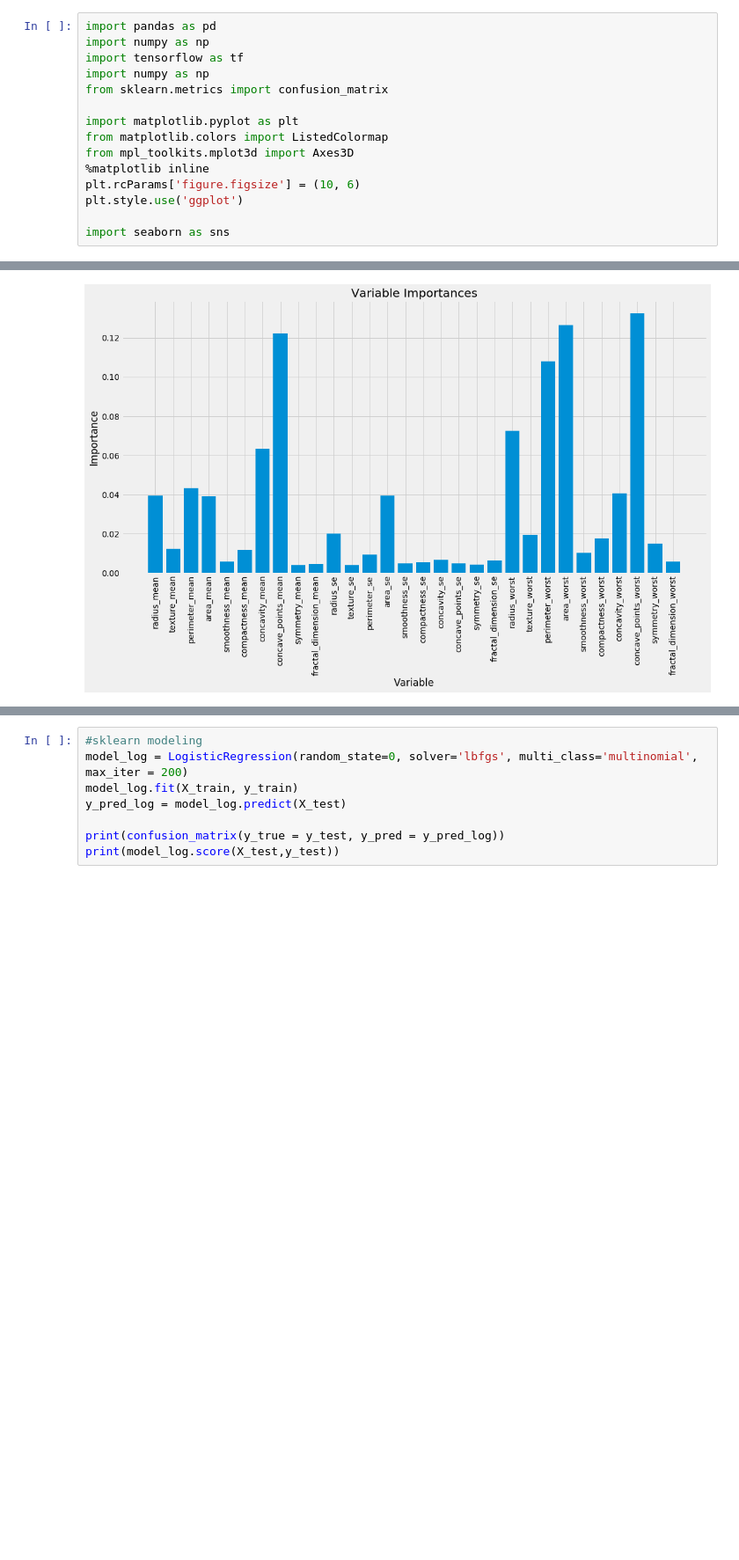
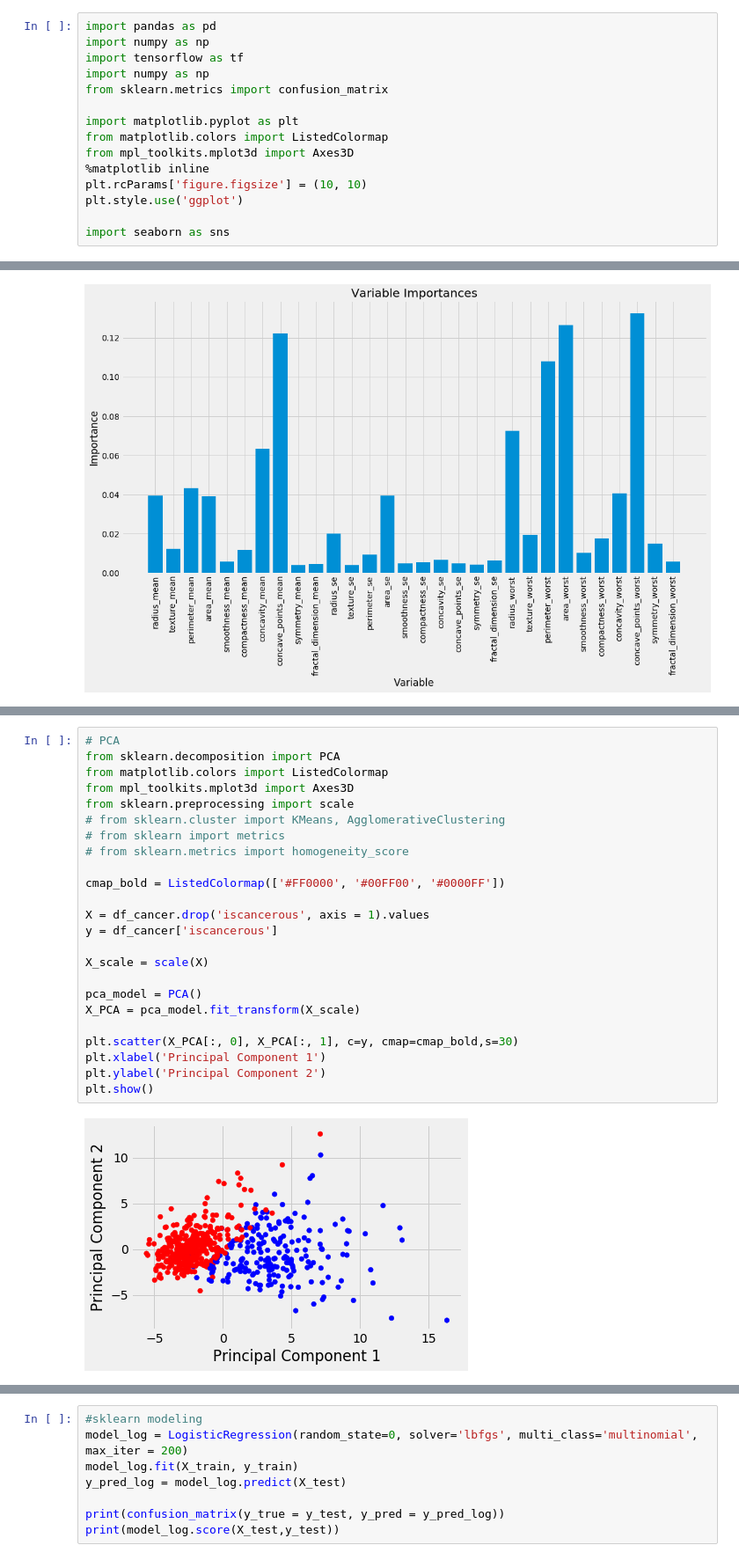
Before and after one commit to ronmexico7811/Cancer-Project, a Jupyter notebook: Cancer_project.ipynb, the cells around one changed output, grey strips where cells are left out. Shown: that part at 88% size. Cells and saved outputs as stored; diff of their text form; blank space fills up the shorter version.

```diff
--- a/Cancer_project.ipynb
+++ b/Cancer_project.ipynb
@@ -9,7 +9,7 @@ import matplotlib.pyplot as plt
 from matplotlib.colors import ListedColormap
 from mpl_toolkits.mplot3d import Axes3D
 %matplotlib inline
-plt.rcParams['figure.figsize'] = (10, 6)
+plt.rcParams['figure.figsize'] = (10, 10)
 plt.style.use('ggplot')
 
 import seaborn as sns
@@ -298,3 +298,29 @@ df_slim.corr()
 | area_se | 0.548236 | 0.538166 | 0.811408 | 0.690299 | 0.761213 | 0.757373 | ... |
 | area_mean | 0.708984 | 0.722017 | 0.959213 | 0.823269 | 0.959120 | 0.962746 | ... |
 | radius_se | 0.567134 | 0.531062 | 0.751548 | 0.698050 | 0.719684 | 0.715065 | ... |
+# %%
+# PCA
+from sklearn.decomposition import PCA
+from matplotlib.colors import ListedColormap
+from mpl_toolkits.mplot3d import Axes3D
+from sklearn.preprocessing import scale
+# from sklearn.cluster import KMeans, AgglomerativeClustering
+# from sklearn import metrics
+# from sklearn.metrics import homogeneity_score
+
+cmap_bold = ListedColormap(['#FF0000', '#00FF00', '#0000FF'])
+
+X = df_cancer.drop('iscancerous', axis = 1).values
+y = df_cancer['iscancerous']
+
+X_scale = scale(X)
+
+pca_model = PCA()
+X_PCA = pca_model.fit_transform(X_scale)
+
+plt.scatter(X_PCA[:, 0], X_PCA[:, 1], c=y, cmap=cmap_bold,s=30)
+plt.xlabel('Principal Component 1')
+plt.ylabel('Principal Component 2')
+plt.show()
+# %% [output]
+[figure, added]
```
Also changed, not shown: parts of 4 cells of this notebook.
